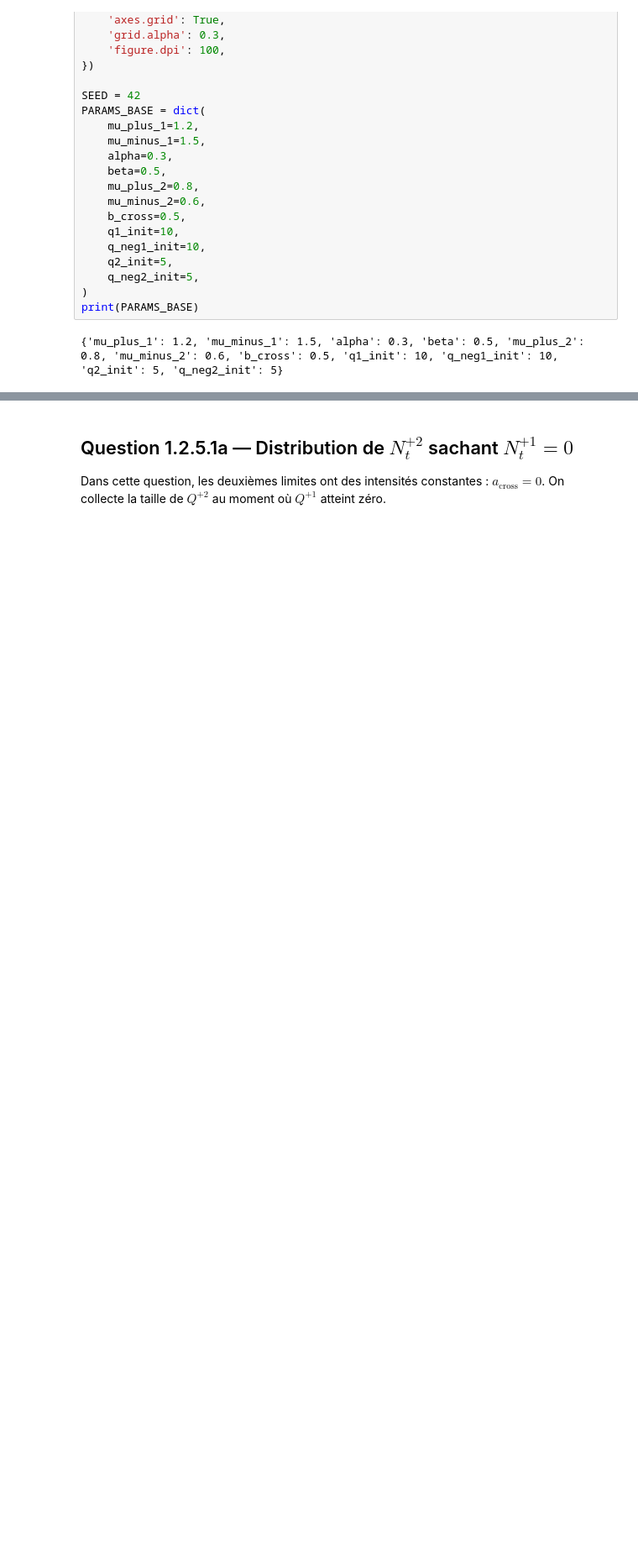
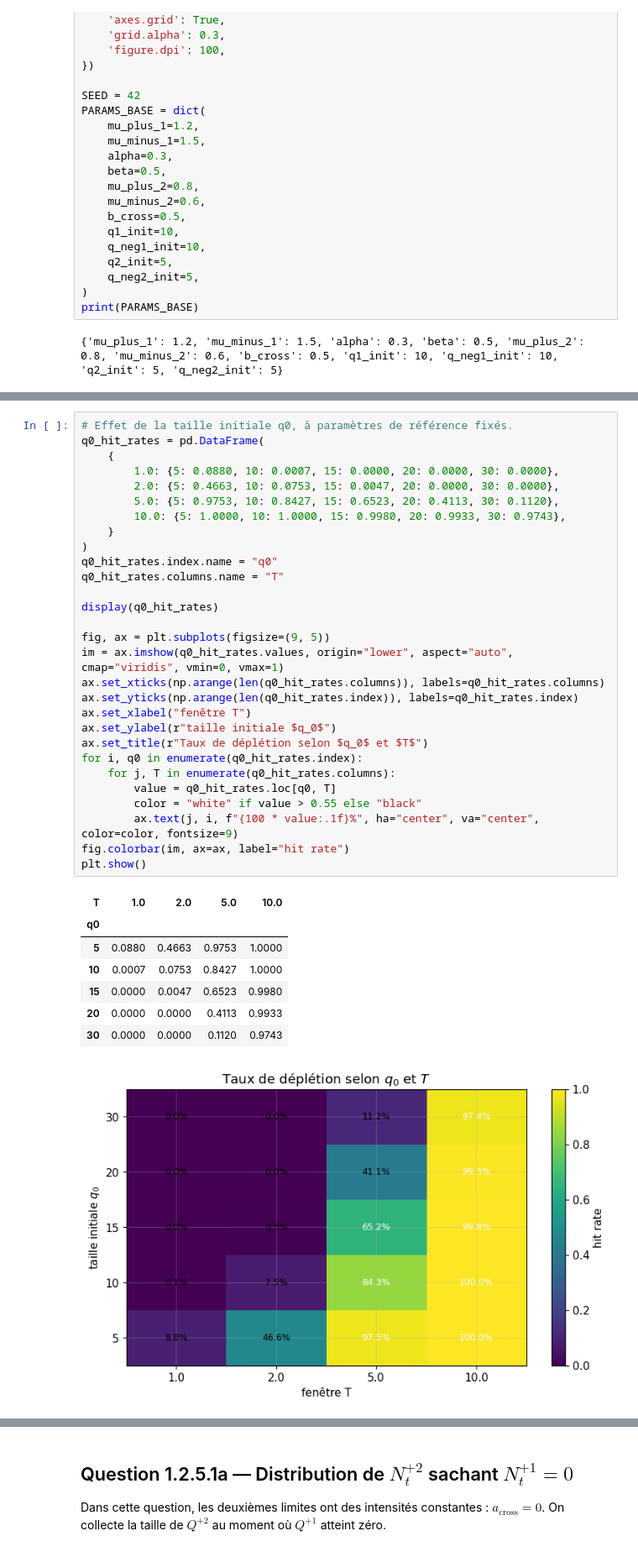
Before and after one commit to ApolloHong/Modal_Order_Book, a Jupyter notebook: nb3_125_deuxieme_limite.ipynb, the cells around one changed output, grey strips where cells are left out. Shown at 84% size. Drawn from its saved outputs; the diff is of its cells as text; blank space fills up the shorter version.

```diff
--- a/nb3_125_deuxieme_limite.ipynb
+++ b/nb3_125_deuxieme_limite.ipynb
@@ -58,0 +151,38 @@ print(PARAMS_BASE)
+# %%
+# Effet de la taille initiale q0, à paramètres de référence fixés.
+q0_hit_rates = pd.DataFrame(
+    {
+        1.0: {5: 0.0880, 10: 0.0007, 15: 0.0000, 20: 0.0000, 30: 0.0000},
+        2.0: {5: 0.4663, 10: 0.0753, 15: 0.0047, 20: 0.0000, 30: 0.0000},
+        5.0: {5: 0.9753, 10: 0.8427, 15: 0.6523, 20: 0.4113, 30: 0.1120},
+        10.0: {5: 1.0000, 10: 1.0000, 15: 0.9980, 20: 0.9933, 30: 0.9743},
+    }
+)
+q0_hit_rates.index.name = "q0"
+q0_hit_rates.columns.name = "T"
+
+display(q0_hit_rates)
+
+fig, ax = plt.subplots(figsize=(9, 5))
+im = ax.imshow(q0_hit_rates.values, origin="lower", aspect="auto", cmap="viridis", vmin=0, vmax=1)
+ax.set_xticks(np.arange(len(q0_hit_rates.columns)), labels=q0_hit_rates.columns)
+ax.set_yticks(np.arange(len(q0_hit_rates.index)), labels=q0_hit_rates.index)
+ax.set_xlabel("fenêtre T")
+ax.set_ylabel(r"taille initiale $q_0$")
+ax.set_title(r"Taux de déplétion selon $q_0$ et $T$")
+for i, q0 in enumerate(q0_hit_rates.index):
+    for j, T in enumerate(q0_hit_rates.columns):
+        value = q0_hit_rates.loc[q0, T]
+        color = "white" if value > 0.55 else "black"
+        ax.text(j, i, f"{100 * value:.1f}%", ha="center", va="center", color=color, fontsize=9)
+fig.colorbar(im, ax=ax, label="hit rate")
+plt.show()
+# %% [output]
+| T | 1.0 | 2.0 | 5.0 | 10.0 |
+| q0 |  |  |  |  |
+| 5 | 0.0880 | 0.4663 | 0.9753 | 1.0000 |
+| 10 | 0.0007 | 0.0753 | 0.8427 | 1.0000 |
+| 15 | 0.0000 | 0.0047 | 0.6523 | 0.9980 |
+| 20 | 0.0000 | 0.0000 | 0.4113 | 0.9933 |
+| 30 | 0.0000 | 0.0000 | 0.1120 | 0.9743 |
+[figure, added]
```
Also changed, not shown: parts of 12 cells of this notebook, 3 other files.
